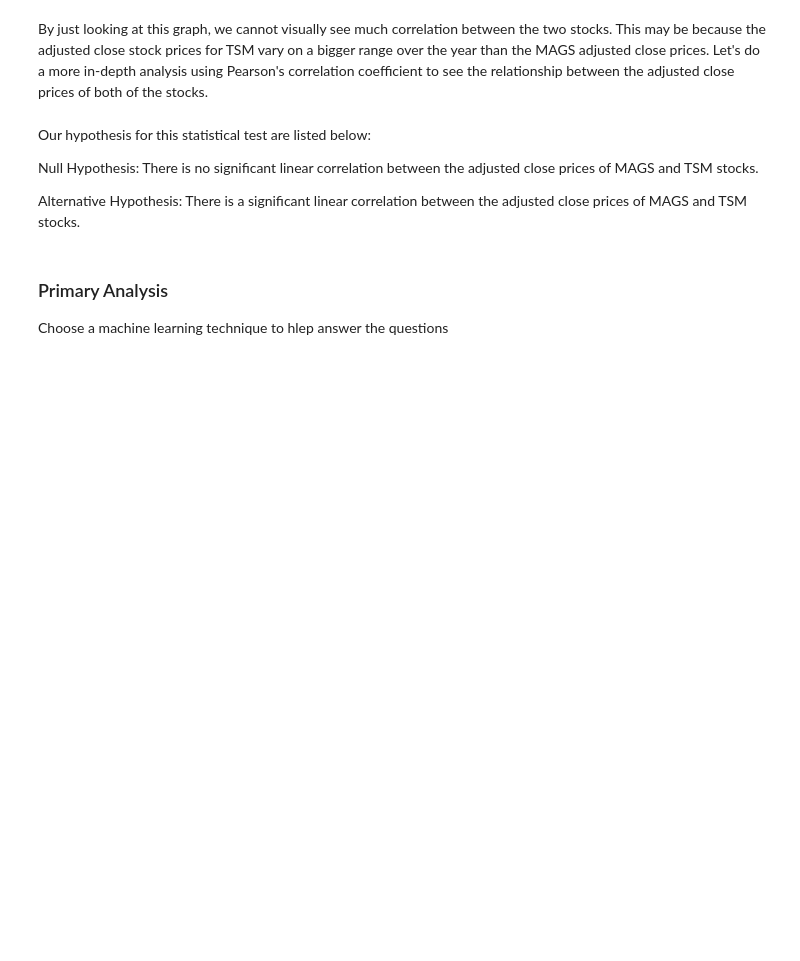
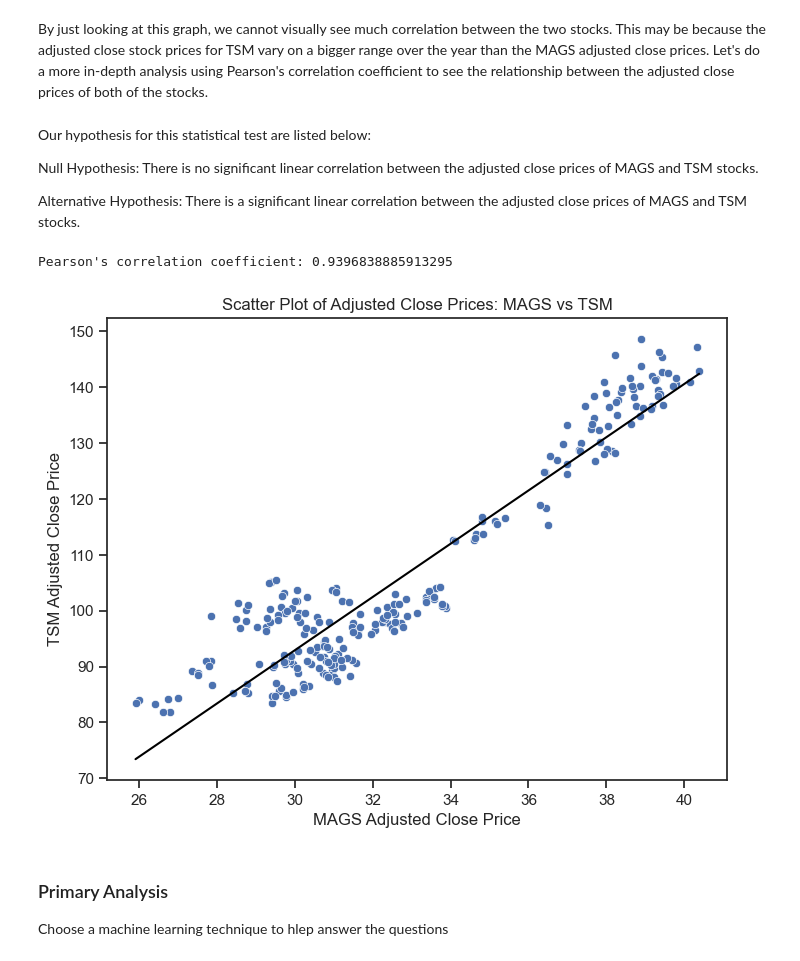
Before and after one commit to dhruv-dewan/Magnificent-7-Stock-Analysis-and-LSTM-Prediction, a Jupyter notebook: CMSC320_Final_Project.ipynb, the cells around one changed output. Drawn from its saved outputs; the diff is of its cells as text; code cells hidden in the pictures; blank space fills up the shorter version.

```diff
--- a/CMSC320_Final_Project.ipynb
+++ b/CMSC320_Final_Project.ipynb
@@ -146,16 +146,23 @@ Alternative Hypothesis: There is a significant linear correlation between the ad
 # %%
 mags_close = mag7_data['Adj Close']
 tsm_close = tsm_data['Adj Close']
 
 correlation = np.corrcoef(mags_close, tsm_close)[0, 1]
 print("Pearson's correlation coefficient:", correlation)
 
 plt.figure(figsize=(8, 6))
 sns.scatterplot(x=mags_close, y=tsm_close)
+slope, intercept, r_value, p_value, std_err = scipy.stats.linregress(mags_close, tsm_close)
+x_values = np.linspace(min(mags_close), max(mags_close), 100)
+y_values = slope * x_values + intercept
+plt.plot(x_values, y_values, color='black', label=f'Linear Regression (R={correlation:.2f})')
 plt.title('Scatter Plot of Adjusted Close Prices: MAGS vs TSM')
 plt.xlabel('MAGS Adjusted Close Price')
 plt.ylabel('TSM Adjusted Close Price')
 plt.show()
+# %% [output]
+Pearson's correlation coefficient: 0.9396838885913295
+[figure, added]
 # %% [markdown]
 ### Primary Analysis
 
```
Also changed, not shown: parts of 1 cell of this notebook.
